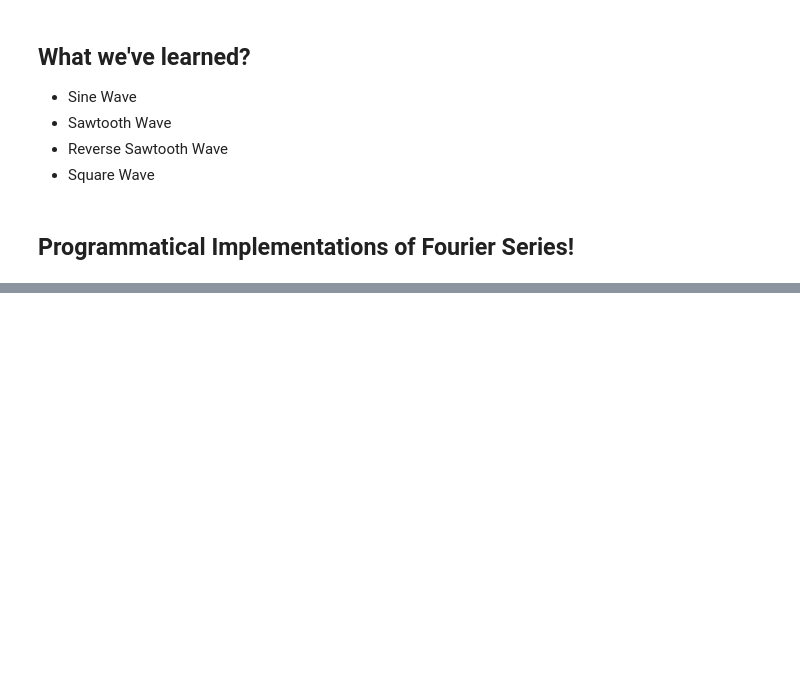
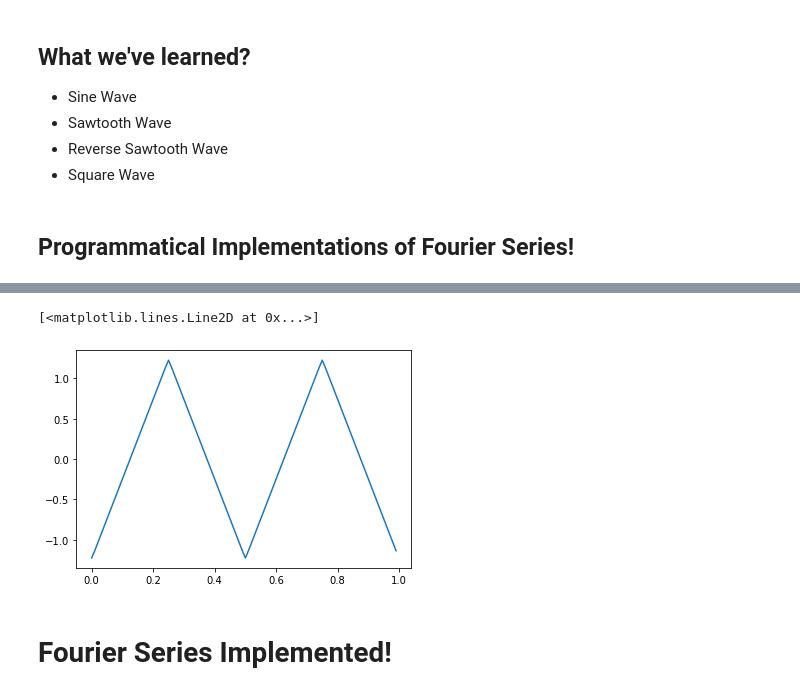
Before and after one commit to prp-e/dsp-course, a Jupyter notebook: DSP Course.ipynb, the cells around one changed output, grey strips where cells are left out. Saved outputs shown, nothing was run; the diff lists cells and outputs as text; code cells hidden in the pictures; blank space fills up the shorter version.

```diff
--- a/DSP Course.ipynb
+++ b/DSP Course.ipynb
@@ -269,0 +296,27 @@ plt.plot(time, square_wave)
+# %%
+def harmonic_adder4(time, frequency, harmonics=15):
+    '''Adds harmonics to a sine wave '''
+    f = frequency
+    t = np.arange(0, time, 0.01)
+
+    basic_wave = -np.cos(2 * pi * f * t)
+
+    wave = basic_wave
+    count = 3
+
+    while count < harmonics:
+        if count%2 != 0:
+            harmonic = -np.cos(2 * pi * count * f * t)/ count**2
+            wave = wave + harmonic
+        count += 1
+
+    return wave
+# %%
+wave = harmonic_adder4(1, 2, 50)
+
+plt.plot(t, wave)
+# %% [output]
+[<matplotlib.lines.Line2D at 0x...>]
+[figure, added]
+# %% [markdown]
+# Fourier Series Implemented!
```
Also changed, not shown: parts of 6 cells of this notebook, 2 other files.
